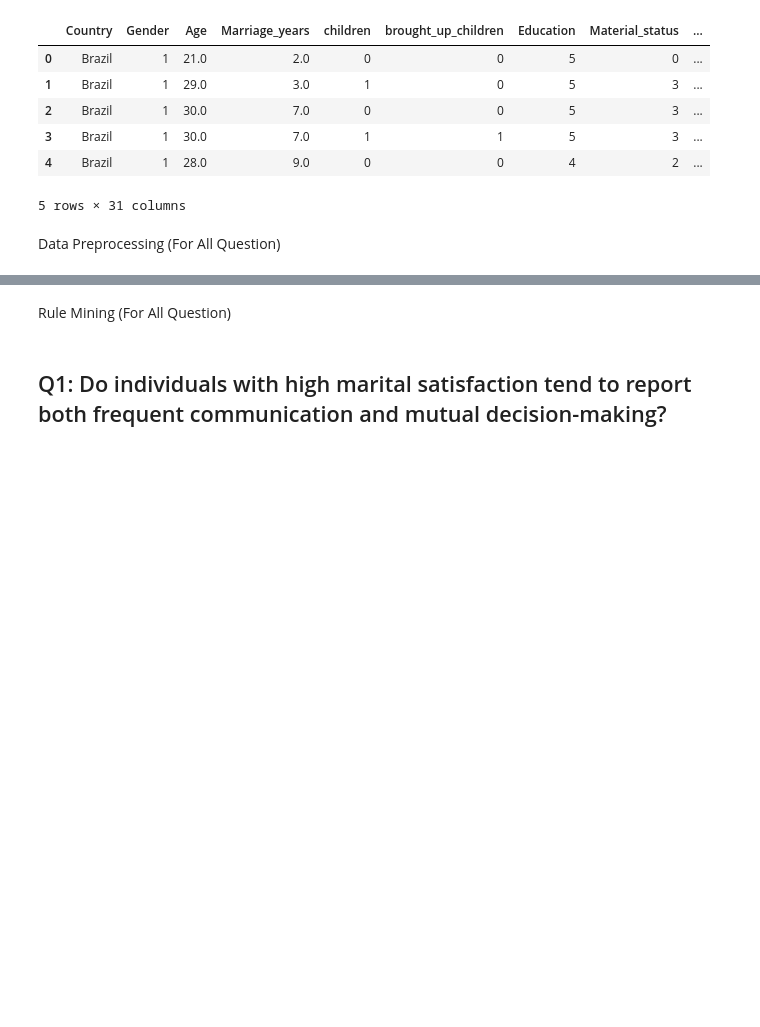
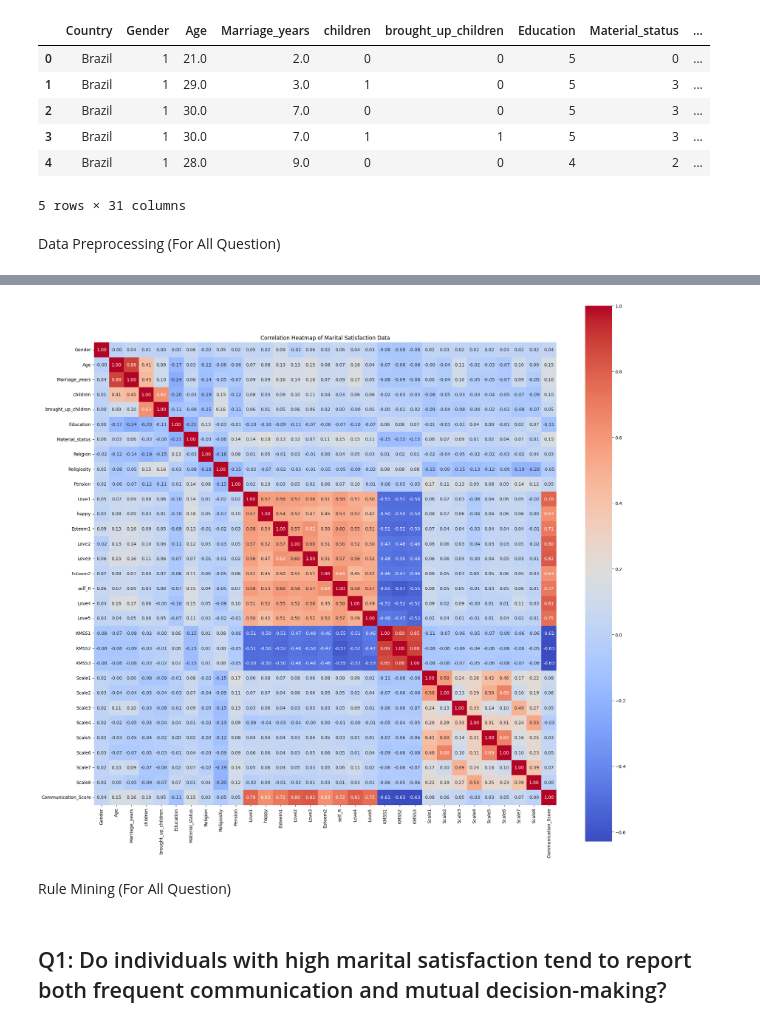
Before and after one commit to JiaJun0207/DataMiningAssignment, a Jupyter notebook: TT2L_G1.ipynb, the cells around one changed output, grey strips where cells are left out. Saved outputs shown, nothing was run; the diff lists cells and outputs as text; code cells hidden in the pictures; blank space fills up the shorter version.

```diff
--- a/TT2L_G1.ipynb
+++ b/TT2L_G1.ipynb
@@ -65,3 +117,13 @@ df["Comm_Low"] = df["Communication_Score"] < 4
+# %%
+numeric_df = df.select_dtypes(include='number')
+
+plt.figure(figsize=(20, 18))
+sns.heatmap(numeric_df.corr(), annot=True, cmap='coolwarm', fmt=".2f", square=True)
+plt.title('Correlation Heatmap of Marital Satisfaction Data')
+plt.tight_layout()
+plt.show()
+# %% [output]
+[figure, added]
 # %% [markdown]
 Rule Mining (For All Question)
 # %%
```
Also changed, not shown: parts of 2 cells of this notebook.
